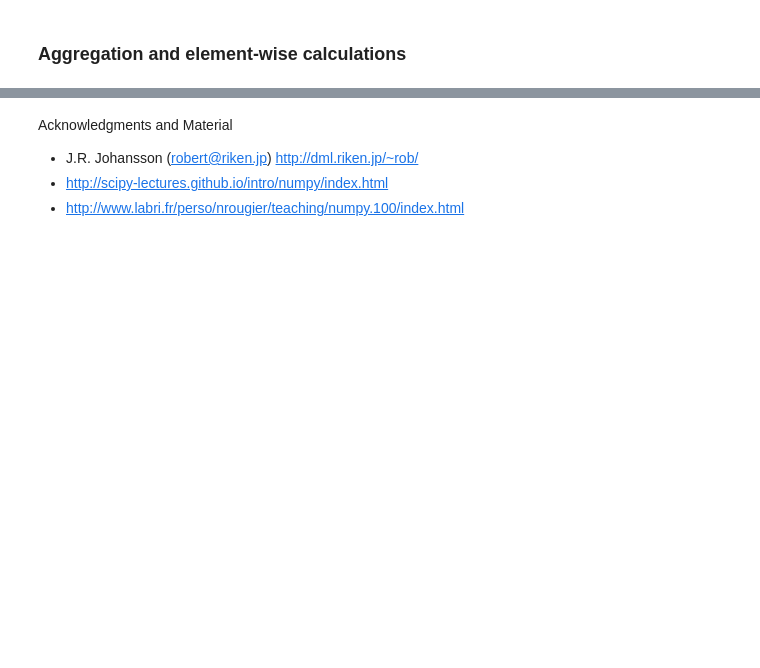
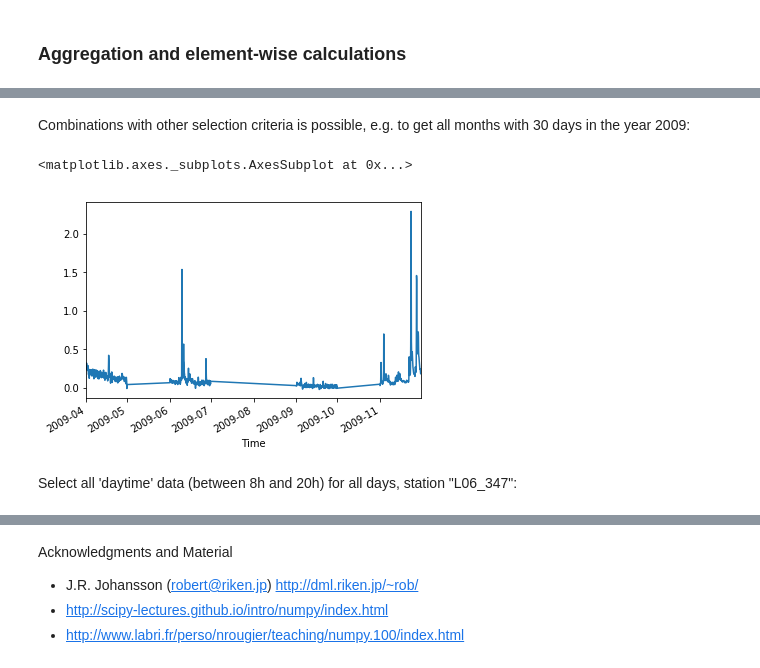
Before and after one commit to stijnvanhoey/course_gis_scripting, a Jupyter notebook: _solved/02-scientific-python-introduction.ipynb, the cells around one changed output, grey strips where cells are left out. Saved outputs shown, nothing was run; the diff lists cells and outputs as text; code cells hidden in the pictures; blank space fills up the shorter version.

```diff
--- a/_solved/02-scientific-python-introduction.ipynb
+++ b/_solved/02-scientific-python-introduction.ipynb
@@ -572,0 +997,9 @@ Reading in data...
+# %% [markdown]
+Combinations with other selection criteria is possible, e.g. to get all months with 30 days in the year 2009:
+# %%
+flowdata.loc[(flowdata.index.days_in_month == 30) & (flowdata.index.year == 2009), "L06_347"].plot()
+# %% [output]
+<matplotlib.axes._subplots.AxesSubplot at 0x...>
+[figure, added]
+# %% [markdown]
+Select all 'daytime' data (between 8h and 20h) for all days, station "L06_347":
```
Also changed, not shown: parts of 100 cells of this notebook.
